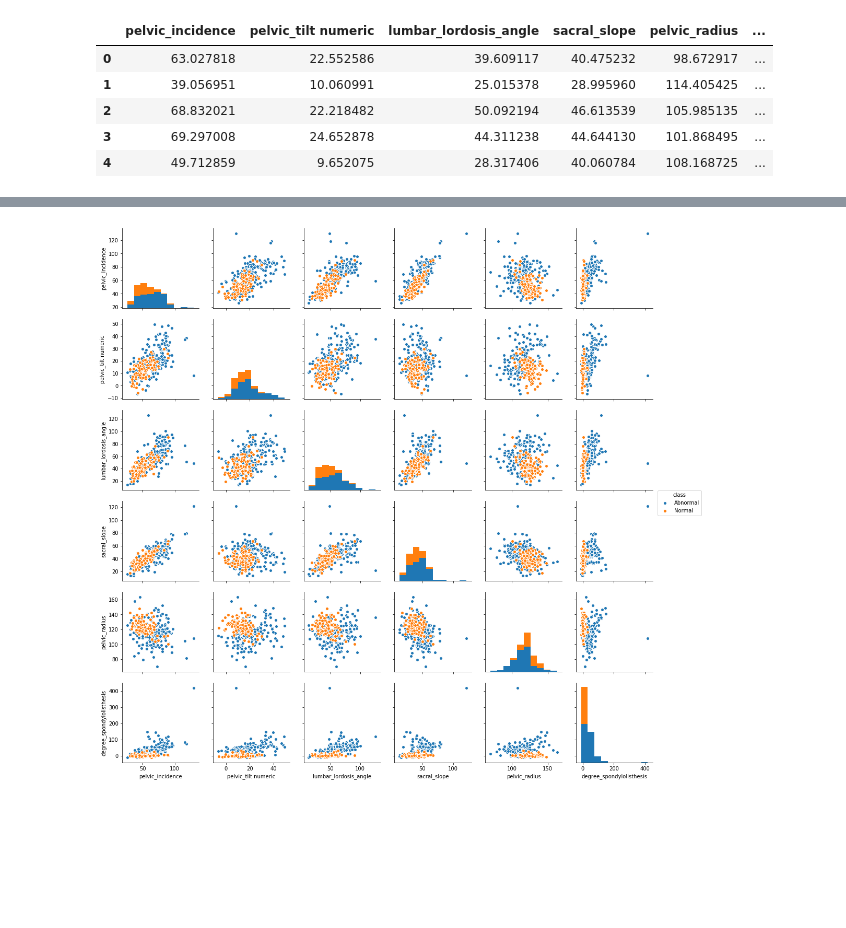
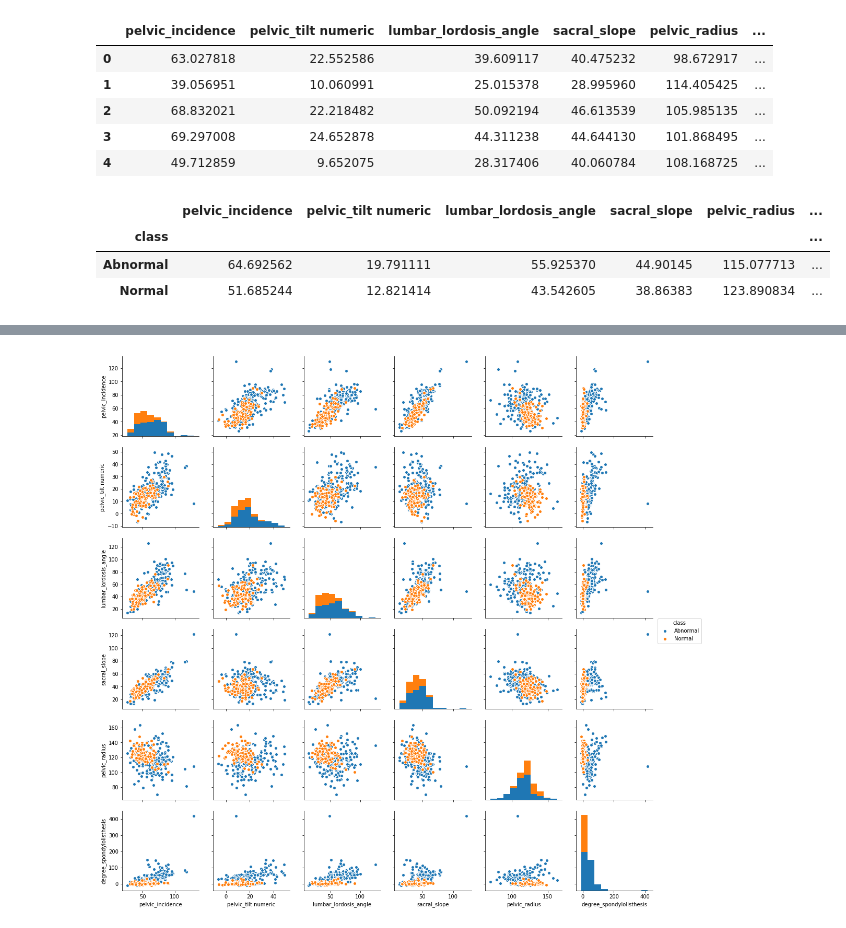
Before and after one commit to hdmamin/knn, a Jupyter notebook: h_knn.ipynb, the cells around one changed output, grey strips where cells are left out. Drawn from its saved outputs; the diff is of its cells as text; code cells hidden in the pictures; blank space fills up the shorter version.

```diff
--- a/h_knn.ipynb
+++ b/h_knn.ipynb
@@ -207,3 +268,10 @@ df.head()
 | 2 | 68.832021 | 22.218482 | 50.092194 | 46.613539 | 105.985135 | ... |
 | 3 | 69.297008 | 24.652878 | 44.311238 | 44.644130 | 101.868495 | ... |
 | 4 | 49.712859 | 9.652075 | 28.317406 | 40.060784 | 108.168725 | ... |
+# %%
+df.groupby('class').mean()
+# %% [output]
+|  | pelvic_incidence | pelvic_tilt numeric | lumbar_lordosis_angle | sacral_slope | pelvic_radius | ... |
+| class |  |  |  |  |  | ... |
+| Abnormal | 64.692562 | 19.791111 | 55.925370 | 44.90145 | 115.077713 | ... |
+| Normal | 51.685244 | 12.821414 | 43.542605 | 38.86383 | 123.890834 | ... |
```
Also changed, not shown: parts of 10 cells of this notebook.
